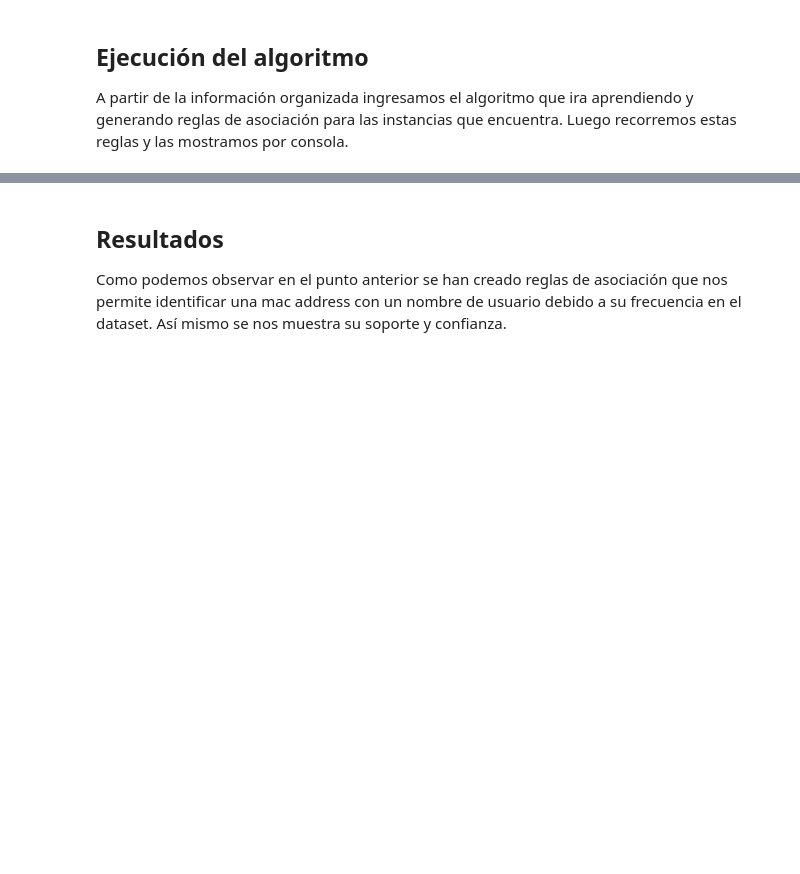
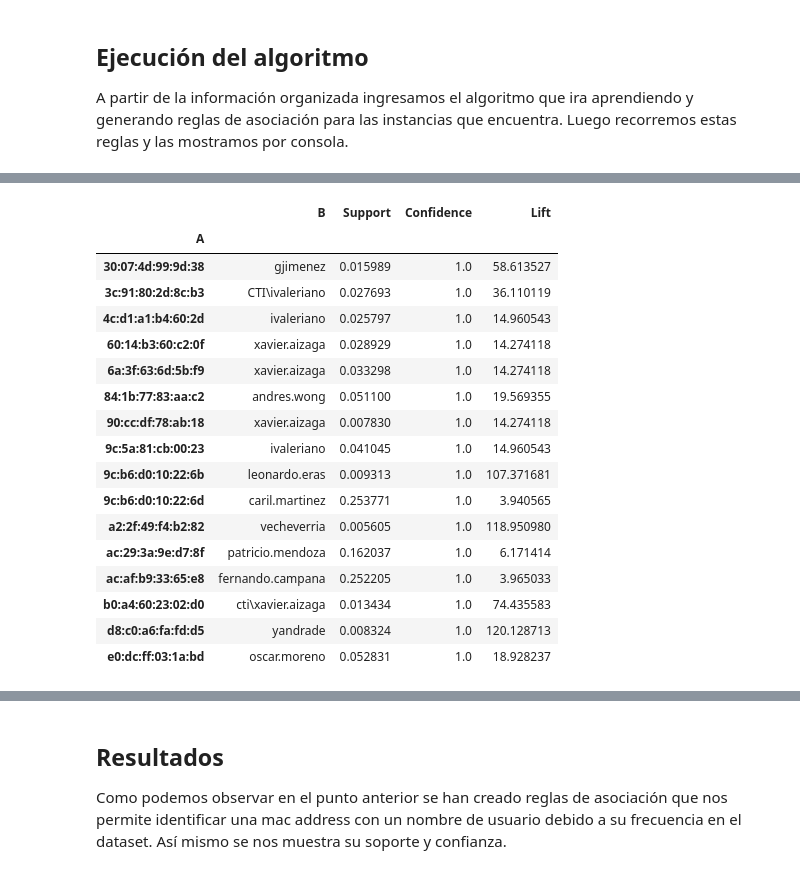
Before and after one commit to aforocti/Aplicacion_deep_learning, a Jupyter notebook: ml_analysis.ipynb, the cells around one changed output, grey strips where cells are left out. Saved outputs shown, nothing was run; the diff lists cells and outputs as text; code cells hidden in the pictures; blank space fills up the shorter version.

```diff
--- a/ml_analysis.ipynb
+++ b/ml_analysis.ipynb
@@ -87,0 +156,6 @@ print(list(records_train)[:30])
+# %%
+df_records_section1 = df_section1.drop(columns=['DateTime','Access_Point'])
+
+record_section1 = df_records_section1.to_records(index=False)
+
+print(list(record_section1)[:30])
@@ -120,0 +229,26 @@ Lift: 19.72328931572629
+# %%
+association_rules_section1 = apriori(record_section1, min_support=0.0045,min_confidence=0.2,min_lift=3,min_length=2)
+association_results_section1 = list(association_rules_section1)
+#printRules(association_results_section1)
+# %%
+dataframe_rules_section1 = dataframeRules(association_results_section1).set_index("A")
+dataframe_rules_section1
+# %% [output]
+|  | B | Support | Confidence | Lift |
+| A |  |  |  |  |
+| 30:07:4d:99:9d:38 | gjimenez | 0.015989 | 1.0 | 58.613527 |
+| 3c:91:80:2d:8c:b3 | CTI\ivaleriano | 0.027693 | 1.0 | 36.110119 |
+| 4c:d1:a1:b4:60:2d | ivaleriano | 0.025797 | 1.0 | 14.960543 |
+| 60:14:b3:60:c2:0f | xavier.aizaga | 0.028929 | 1.0 | 14.274118 |
+| 6a:3f:63:6d:5b:f9 | xavier.aizaga | 0.033298 | 1.0 | 14.274118 |
+| 84:1b:77:83:aa:c2 | andres.wong | 0.051100 | 1.0 | 19.569355 |
+| 90:cc:df:78:ab:18 | xavier.aizaga | 0.007830 | 1.0 | 14.274118 |
+| 9c:5a:81:cb:00:23 | ivaleriano | 0.041045 | 1.0 | 14.960543 |
+| 9c:b6:d0:10:22:6b | leonardo.eras | 0.009313 | 1.0 | 107.371681 |
+| 9c:b6:d0:10:22:6d | caril.martinez | 0.253771 | 1.0 | 3.940565 |
+| a2:2f:49:f4:b2:82 | vecheverria | 0.005605 | 1.0 | 118.950980 |
+| ac:29:3a:9e:d7:8f | patricio.mendoza | 0.162037 | 1.0 | 6.171414 |
+| ac:af:b9:33:65:e8 | fernando.campana | 0.252205 | 1.0 | 3.965033 |
+| b0:a4:60:23:02:d0 | cti\xavier.aizaga | 0.013434 | 1.0 | 74.435583 |
+| d8:c0:a6:fa:fd:d5 | yandrade | 0.008324 | 1.0 | 120.128713 |
+| e0:dc:ff:03:1a:bd | oscar.moreno | 0.052831 | 1.0 | 18.928237 |
```
Also changed, not shown: parts of 26 cells of this notebook, 7 other files.
